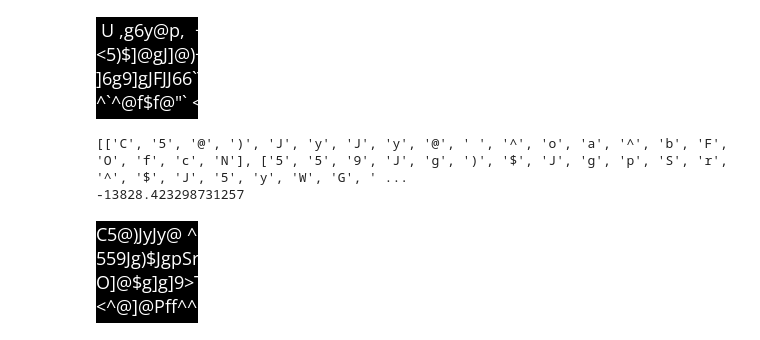
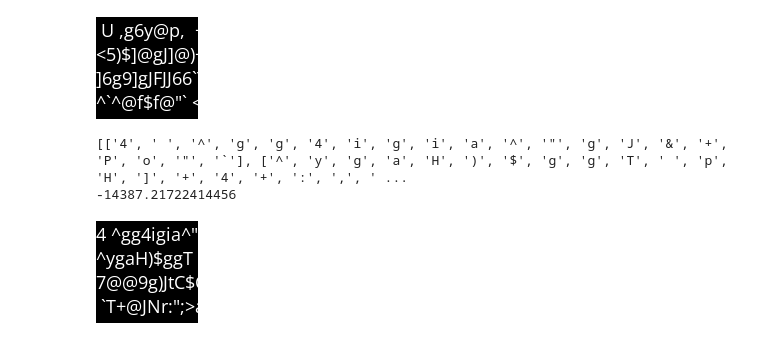
Before and after one commit to wojciechsadlik/python-char-art, a Jupyter notebook: notebooks/line_heuristics.ipynb, the cells around one changed output. Drawn from its saved outputs; the diff is of its cells as text; code cells hidden in the pictures.

```diff
--- a/notebooks/line_heuristics.ipynb
+++ b/notebooks/line_heuristics.ipynb
@@ -94,11 +94,11 @@ display(render_symbols_img(res_arr, FONT, wh=prep_img.size))
 # %%
 from converters.line_heuristics.pso_search import ParticleSwarmLineSearch
 
-res_arr = ParticleSwarmLineSearch(CHAR_SET, FONT, generations=300, pop_count=50, innertion=0.3, cog_coeff=0.9, soc_coeff=1.2).process_image(prep_img)
+res_arr = ParticleSwarmLineSearch(CHAR_SET, FONT, generations=300, pop_count=20, innertion=0.3, cog_coeff=0.9, soc_coeff=1.2).process_image(prep_img)
 print(res_arr)
 print(evaluate_symbol_arr(prep_img, res_arr, FONT, prep_img.size))
 display(render_symbols_img(res_arr, FONT, wh=prep_img.size))
 # %% [output]
-[['C', '5', '@', ')', 'J', 'y', 'J', 'y', '@', ' ', '^', 'o', 'a', '^', 'b', 'F', 'O', 'f', 'c', 'N'], ['5', '5', '9', 'J', 'g', ')', '$', 'J', 'g', 'p', 'S', 'r', '^', '$', 'J', '5', 'y', 'W', 'G', ' ...
--13828.423298731257
+[['4', ' ', '^', 'g', 'g', '4', 'i', 'g', 'i', 'a', '^', '"', 'g', 'J', '&', '+', 'P', 'o', '"', '`'], ['^', 'y', 'g', 'a', 'H', ')', '$', 'g', 'g', 'T', ' ', 'p', 'H', ']', '+', '4', '+', ':', ',', ' ...
+-14387.21722414456
-[figure, old version]
+[figure, new version]
```
Also changed, not shown: parts of 1 cell of this notebook, 1 other file.
